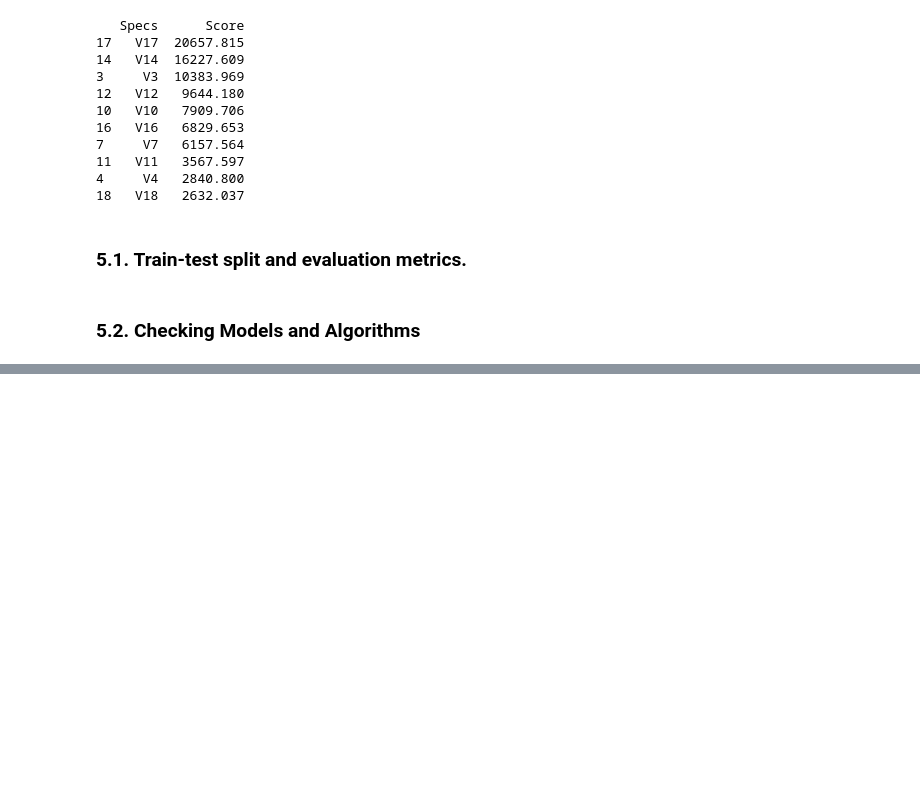
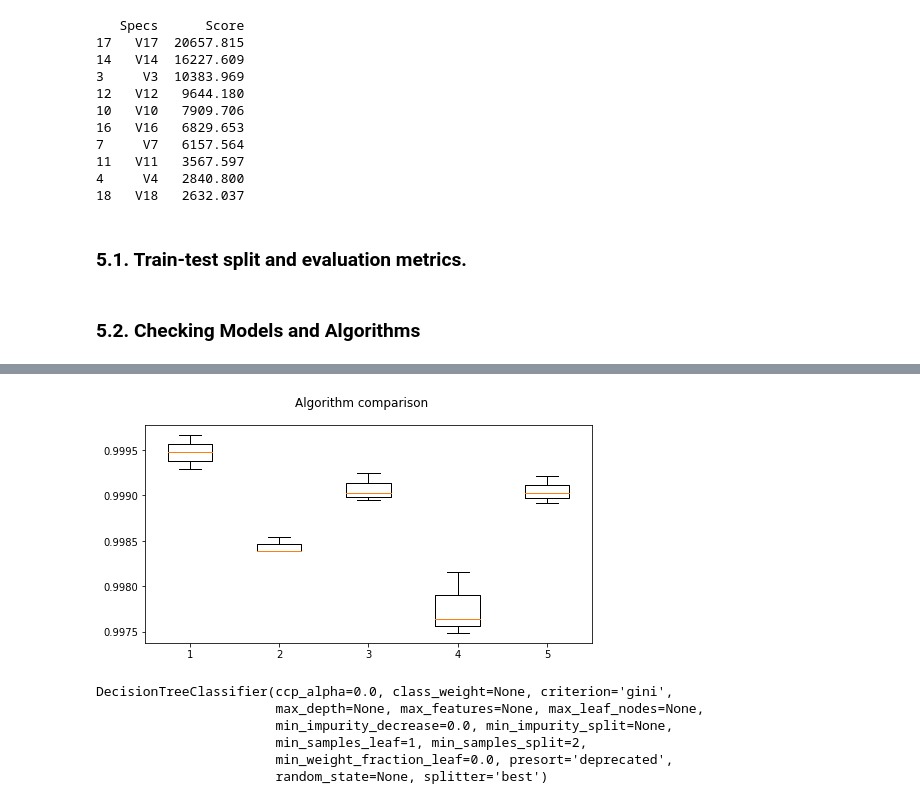
Before and after one commit to askhab2022/ML-Repo, a Jupyter notebook: fin-ml/Fraud_Detection.ipynb, the cells around one changed output, grey strips where cells are left out. Cells and saved outputs as stored; diff of their text form; code cells hidden in the pictures; blank space fills up the shorter version.

```diff
--- a/fin-ml/Fraud_Detection.ipynb
+++ b/fin-ml/Fraud_Detection.ipynb
@@ -172,3 +179,10 @@ models.append(("XGB",XGBClassifier()))
+# %%
+models = []
+models.append(("XGB",XGBClassifier()))
+models.append(('LR', LogisticRegression()))
+models.append(('LDA', LinearDiscriminantAnalysis()))
+models.append(('KNN', KNeighborsClassifier()))
+models.append(('CART', DecisionTreeClassifier()))
 # %%
 results = []
 names = []
@@ -184,0 +205,19 @@ for name, model in models:
+# %%
+fig = pyplot.figure()
+fig.suptitle("Algorithm comparison")
+ax= fig.add_subplot(111)
+pyplot.boxplot(results)
+fig.set_size_inches(8,4)
+pyplot.show()
+# %% [output]
+[figure, added]
+# %%
+model = DecisionTreeClassifier()
+model.fit(X_train,Y_train)
+# %% [output]
+DecisionTreeClassifier(ccp_alpha=0.0, class_weight=None, criterion='gini',
+                       max_depth=None, max_features=None, max_leaf_nodes=None,
+                       min_impurity_decrease=0.0, min_impurity_split=None,
+                       min_samples_leaf=1, min_samples_split=2,
+                       min_weight_fraction_leaf=0.0, presort='deprecated',
+                       random_state=None, splitter='best')
```
Also changed, not shown: parts of 16 cells of this notebook.
